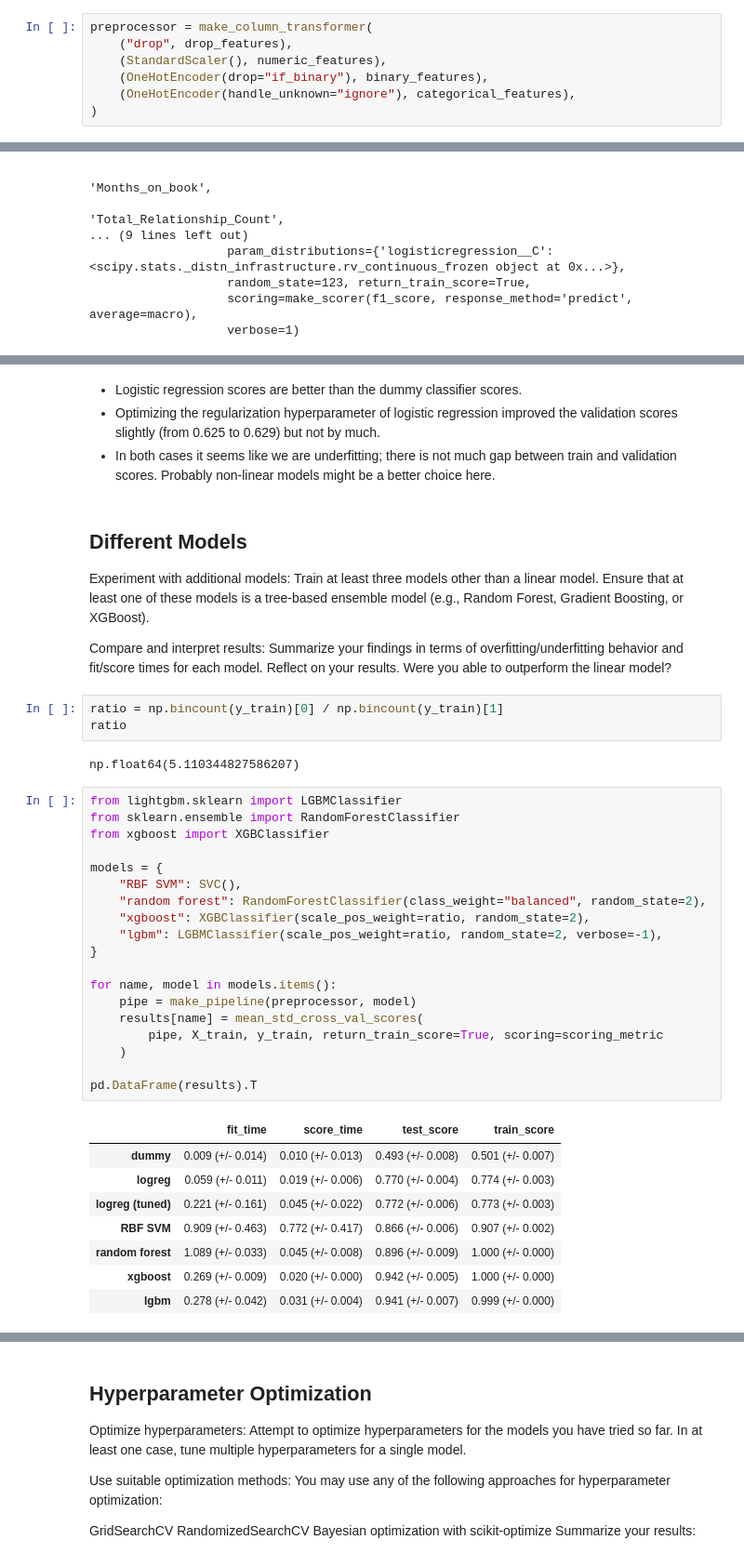
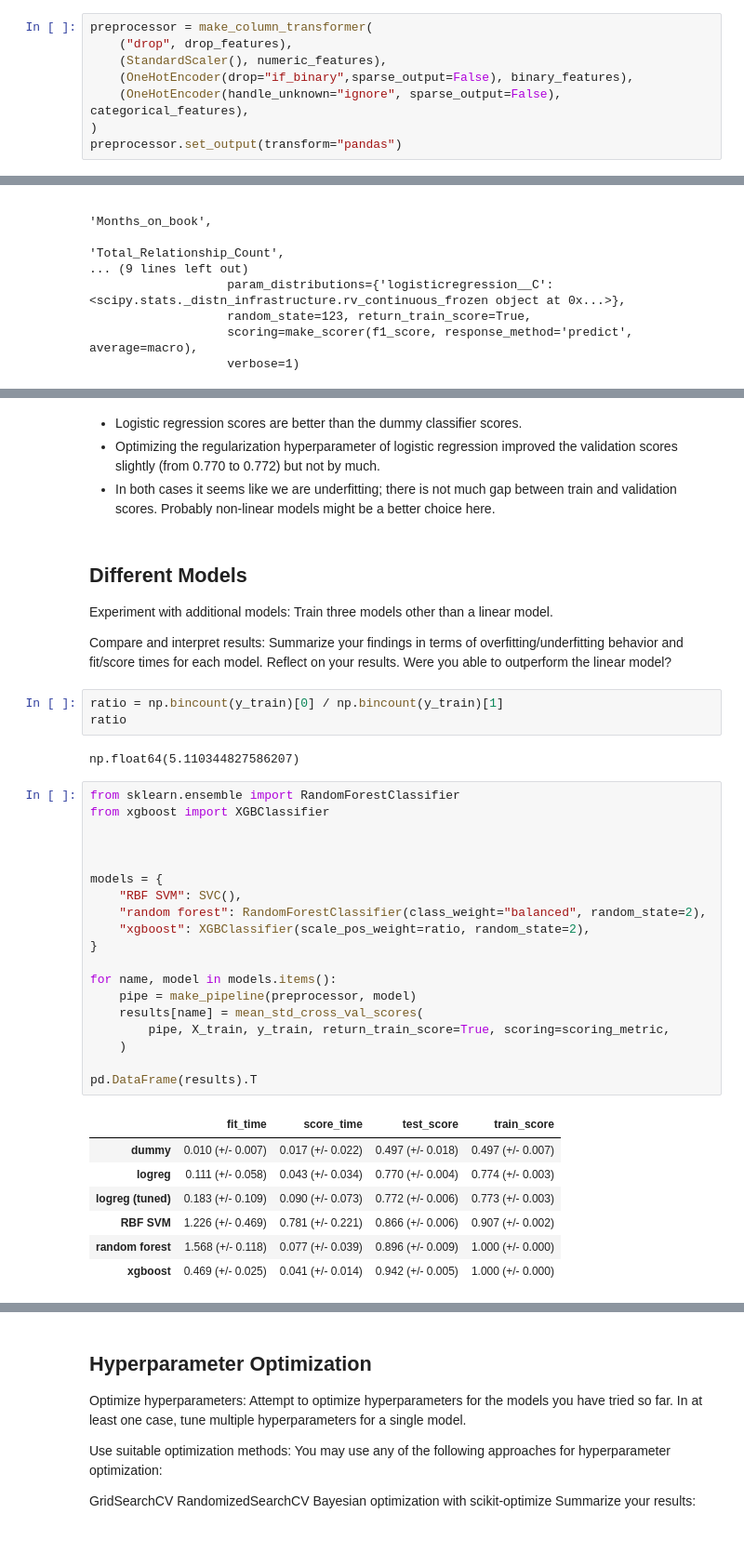
Before and after one commit to IvyYang90/credit_card_customer_project, a Jupyter notebook: predictive_analysis/2_classification_problem.ipynb, the cells around one changed output, grey strips where cells are left out. Shown at 93% size. Cells and saved outputs as stored; diff of their text form.

```diff
--- a/predictive_analysis/2_classification_problem.ipynb
+++ b/predictive_analysis/2_classification_problem.ipynb
@@ -153,6 +151,7 @@ target = "Attrition_Flag"
 preprocessor = make_column_transformer(
     ("drop", drop_features),
     (StandardScaler(), numeric_features),
-    (OneHotEncoder(drop="if_binary"), binary_features),
-    (OneHotEncoder(handle_unknown="ignore"), categorical_features),
+    (OneHotEncoder(drop="if_binary",sparse_output=False), binary_features),
+    (OneHotEncoder(handle_unknown="ignore", sparse_output=False), categorical_features),
 )
+preprocessor.set_output(transform="pandas")
@@ -339,10 +356,10 @@ pd.DataFrame(results).T
 # %% [markdown]
 - Logistic regression scores are better than the dummy classifier scores.
-- Optimizing the regularization hyperparameter of logistic regression improved the validation scores slightly (from 0.625 to 0.629) but not by much.
+- Optimizing the regularization hyperparameter of logistic regression improved the validation scores slightly (from 0.770 to 0.772) but not by much.
 - In both cases it seems like we are underfitting; there is not much gap between train and validation scores. Probably non-linear models might be a better choice here.
 # %% [markdown]
 ## Different Models
-Experiment with additional models: Train at least three models other than a linear model. Ensure that at least one of these models is a tree-based ensemble model (e.g., Random Forest, Gradient Boosting, or XGBoost).
+Experiment with additional models: Train three models other than a linear model.
 
 Compare and interpret results: Summarize your findings in terms of overfitting/underfitting behavior and fit/score times for each model. Reflect on your results. Were you able to outperform the linear model?
 # %%
@@ -351,31 +368,30 @@ ratio
 # %% [output]
 np.float64(5.110344827586207)
 # %%
-from lightgbm.sklearn import LGBMClassifier
 from sklearn.ensemble import RandomForestClassifier
 from xgboost import XGBClassifier
+
+
 
 models = {
     "RBF SVM": SVC(),
     "random forest": RandomForestClassifier(class_weight="balanced", random_state=2),
     "xgboost": XGBClassifier(scale_pos_weight=ratio, random_state=2),
-    "lgbm": LGBMClassifier(scale_pos_weight=ratio, random_state=2, verbose=-1),
 }
 
 for name, model in models.items():
     pipe = make_pipeline(preprocessor, model)
     results[name] = mean_std_cross_val_scores(
-        pipe, X_train, y_train, return_train_score=True, scoring=scoring_metric
+        pipe, X_train, y_train, return_train_score=True, scoring=scoring_metric,
     )
 
 pd.DataFrame(results).T
 # %% [output]
 |  | fit_time | score_time | test_score | train_score |
-| dummy | 0.009 (+/- 0.014) | 0.010 (+/- 0.013) | 0.493 (+/- 0.008) | 0.501 (+/- 0.007) |
-| logreg | 0.059 (+/- 0.011) | 0.019 (+/- 0.006) | 0.770 (+/- 0.004) | 0.774 (+/- 0.003) |
-| logreg (tuned) | 0.221 (+/- 0.161) | 0.045 (+/- 0.022) | 0.772 (+/- 0.006) | 0.773 (+/- 0.003) |
-| RBF SVM | 0.909 (+/- 0.463) | 0.772 (+/- 0.417) | 0.866 (+/- 0.006) | 0.907 (+/- 0.002) |
-| random forest | 1.089 (+/- 0.033) | 0.045 (+/- 0.008) | 0.896 (+/- 0.009) | 1.000 (+/- 0.000) |
-| xgboost | 0.269 (+/- 0.009) | 0.020 (+/- 0.000) | 0.942 (+/- 0.005) | 1.000 (+/- 0.000) |
-| lgbm | 0.278 (+/- 0.042) | 0.031 (+/- 0.004) | 0.941 (+/- 0.007) | 0.999 (+/- 0.000) |
+| dummy | 0.010 (+/- 0.007) | 0.017 (+/- 0.022) | 0.497 (+/- 0.018) | 0.497 (+/- 0.007) |
+| logreg | 0.111 (+/- 0.058) | 0.043 (+/- 0.034) | 0.770 (+/- 0.004) | 0.774 (+/- 0.003) |
+| logreg (tuned) | 0.183 (+/- 0.109) | 0.090 (+/- 0.073) | 0.772 (+/- 0.006) | 0.773 (+/- 0.003) |
+| RBF SVM | 1.226 (+/- 0.469) | 0.781 (+/- 0.221) | 0.866 (+/- 0.006) | 0.907 (+/- 0.002) |
+| random forest | 1.568 (+/- 0.118) | 0.077 (+/- 0.039) | 0.896 (+/- 0.009) | 1.000 (+/- 0.000) |
+| xgboost | 0.469 (+/- 0.025) | 0.041 (+/- 0.014) | 0.942 (+/- 0.005) | 1.000 (+/- 0.000) |
 # %% [markdown]
```
Also changed, not shown: parts of 73 cells of this notebook.
